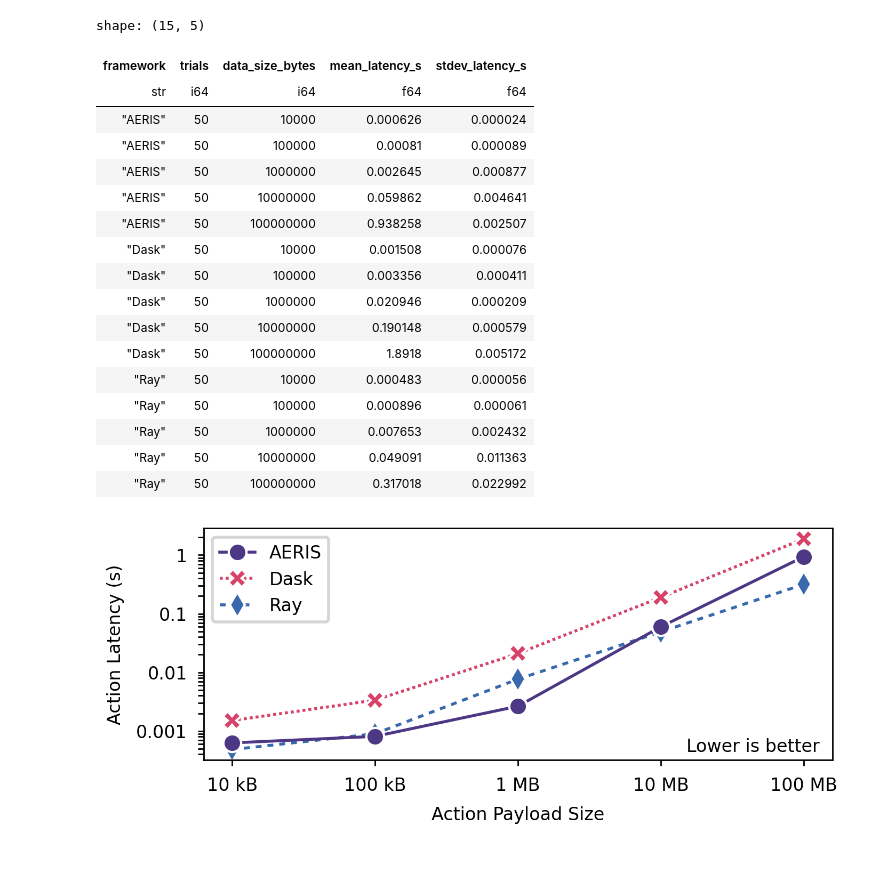
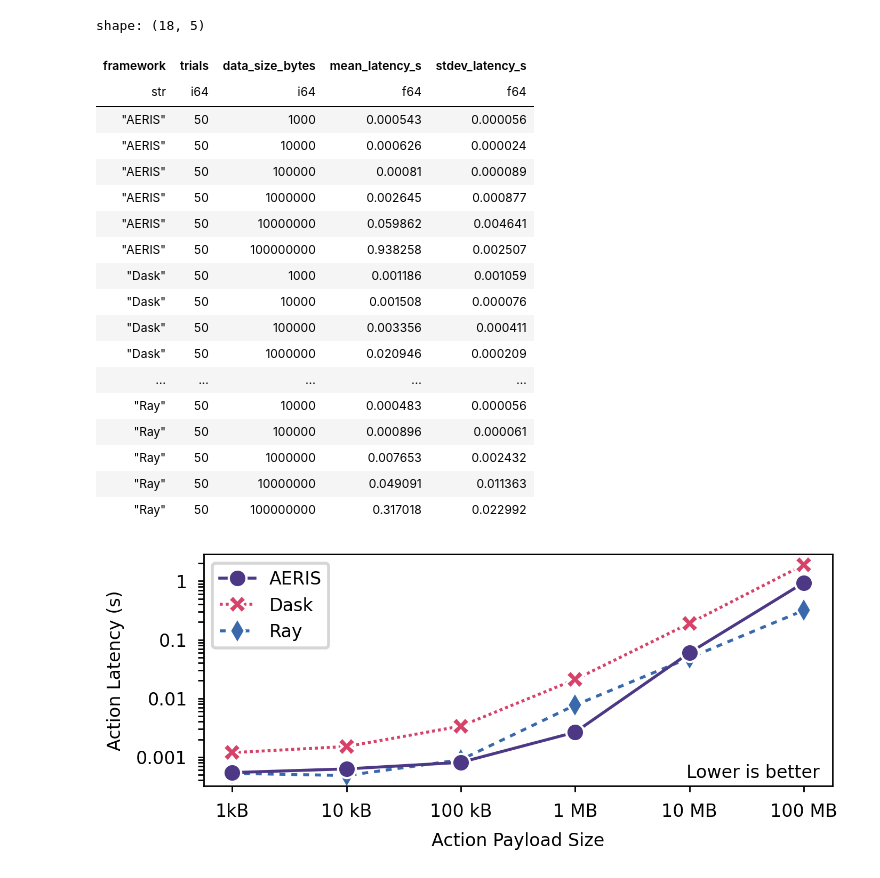
Before and after one commit to proxystore/sc25-evaluation, a Jupyter notebook: notebooks/02-actor-action-latency.ipynb, the cells around one changed output. Cells and saved outputs as stored; diff of their text form; code cells hidden in the pictures.

```diff
--- a/notebooks/02-actor-action-latency.ipynb
+++ b/notebooks/02-actor-action-latency.ipynb
@@ -14,8 +14,6 @@ def load_data(directory: pathlib.Path) -> polars.DataFrame:
     for run in directory.glob('**/results.csv'):
         try:
             df = polars.read_csv(run)
-            # Drop first row which was the cold-start run
-            df = df.tail(len(df) - 1)
             if len(df) > 0:
                 dfs.append(df)
         except Exception as e:
@@ -32,19 +30,20 @@ results = results.with_columns(
 )
 results
 # %% [output]
-shape: (15, 5)
+shape: (18, 5)
 | framework | trials | data_size_bytes | mean_latency_s | stdev_latency_s |
 | str | i64 | i64 | f64 | f64 |
+| "AERIS" | 50 | 1000 | 0.000543 | 0.000056 |
 | "AERIS" | 50 | 10000 | 0.000626 | 0.000024 |
 | "AERIS" | 50 | 100000 | 0.00081 | 0.000089 |
 | "AERIS" | 50 | 1000000 | 0.002645 | 0.000877 |
 | "AERIS" | 50 | 10000000 | 0.059862 | 0.004641 |
 | "AERIS" | 50 | 100000000 | 0.938258 | 0.002507 |
+| "Dask" | 50 | 1000 | 0.001186 | 0.001059 |
 | "Dask" | 50 | 10000 | 0.001508 | 0.000076 |
 | "Dask" | 50 | 100000 | 0.003356 | 0.000411 |
 | "Dask" | 50 | 1000000 | 0.020946 | 0.000209 |
-| "Dask" | 50 | 10000000 | 0.190148 | 0.000579 |
-| "Dask" | 50 | 100000000 | 1.8918 | 0.005172 |
+| ... | ... | ... | ... | ... |
 | "Ray" | 50 | 10000 | 0.000483 | 0.000056 |
 | "Ray" | 50 | 100000 | 0.000896 | 0.000061 |
 | "Ray" | 50 | 1000000 | 0.007653 | 0.002432 |
@@ -55,7 +54,7 @@ fig, axs = plt.subplots(1, 1)
 
 
 xticks = sorted(set(results['data_size_bytes'].to_list()))
-xtick_labels = ['10 kB', '100 kB', '1 MB', '10 MB', '100 MB']
+xtick_labels = ['1kB', '10 kB', '100 kB', '1 MB', '10 MB', '100 MB']
 yticks = [0.001, 0.01, 0.1, 1]
 dashes = {
     'Ray': (2, 2),
@@ -78,31 +77,31 @@ handle = seaborn.lineplot(
     markers=markers,
     palette=palette,
     ax=axs,
 )
 handles, _ = axs.get_legend_handles_labels()
 axs.legend(handles=handles[::-1], title=None, labels=['AERIS', 'Dask', 'Ray'])
 _ = handle.set(
     xscale='log',
     yscale='log',
     xlabel='Action Payload Size',
     ylabel='Action Latency (s)',
 )
 handle.set_xticks(xticks, minor=False)
 handle.set_xticklabels(xtick_labels)
 axs.tick_params(axis='x', which='minor', bottom=False)
 handle.set_yticks(yticks, minor=False)
 handle.set_yticklabels([str(y) for y in yticks])
 
 axs.annotate(
     'Lower is better',
     xy=(0.98, 0.02),
     xycoords=('axes fraction'),
     ha='right',
     va='bottom',
 )
 
 # fig.tight_layout(w_pad=1)
 fig.set_size_inches(3.35, 1.25)
 fig.savefig('figures/actor-action-latency.pdf')
 # %% [output]
-[figure, old version]
+[figure, new version]
```
Also changed, not shown: 1 other file.
